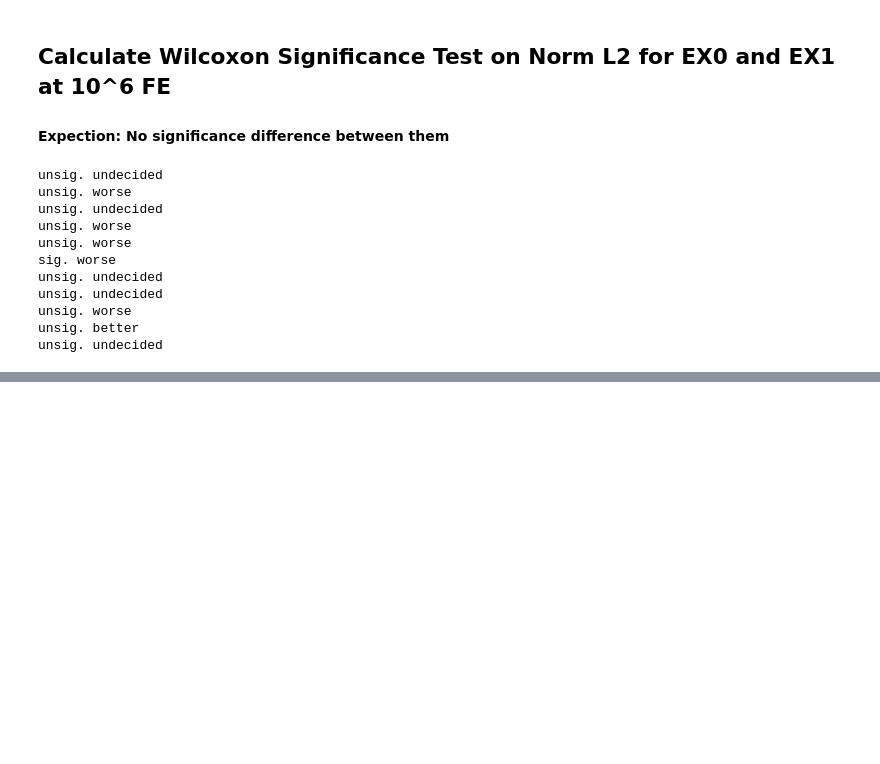
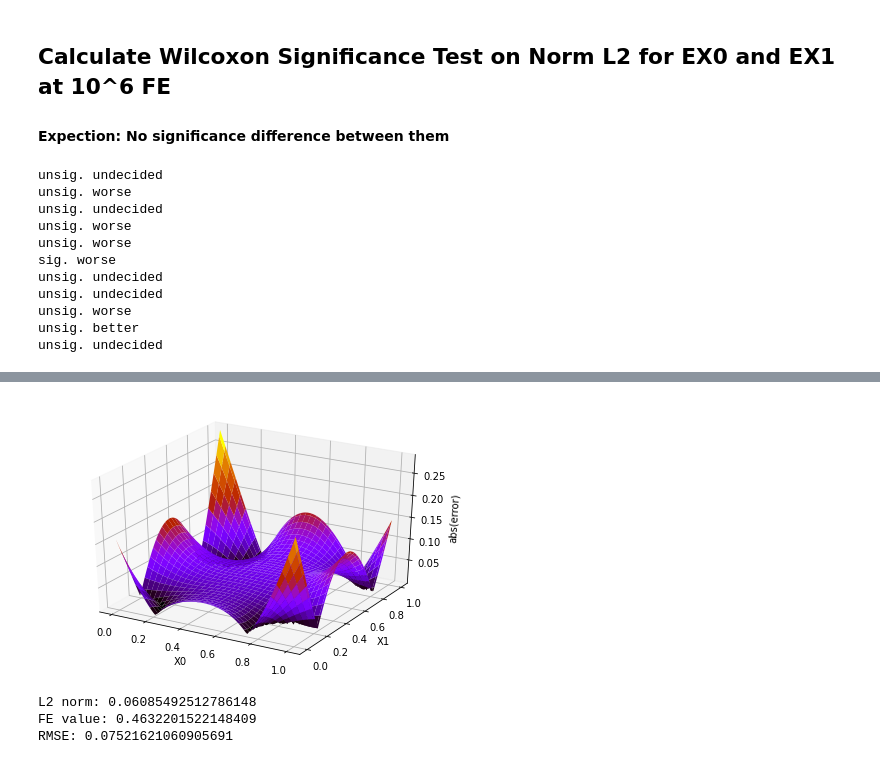
Before and after one commit to nicolai-schwartze/Masterthesis, a Jupyter notebook: code/experiments/experiment_1/ci_pde_1_evaluation.ipynb, the cells around one changed output, grey strips where cells are left out. Drawn from its saved outputs; the diff is of its cells as text; code cells hidden in the pictures; blank space fills up the shorter version.

```diff
--- a/code/experiments/experiment_1/ci_pde_1_evaluation.ipynb
+++ b/code/experiments/experiment_1/ci_pde_1_evaluation.ipynb
@@ -523,0 +620,17 @@ plt.show()
+# %%
+best_pde4_index_serial = np.argmax(pde_4_data_ex0_10_6)
+pde4_serial_example = pp.loadExpObject("D:/Nicolai/MA_Data/experiment_0/cipde4_mj_rep_" \
+                                       + str(best_pde4_index_serial) + ".json")
+
+pp.plotABSError3D(kernel, pde4_serial_example["sol_kernel"], \
+                  "<class 'CiPde4.CiPde4'>", 0, 1, name="abs_error_pde4_serial.pdf")
+
+print("L2 norm: " + str(pde4_serial_example["normL2"]))
+ind_id = np.argmin(pde4_serial_example["fit_history"][-1])
+print("FE value: " + str(pde4_serial_example["fit_history"][-1][ind_id]))
+print("RMSE: " + str(pp.calcRMSE(pde4_serial_example)))
+# %% [output]
+[figure, added]
+L2 norm: 0.06085492512786148
+FE value: 0.4632201522148409
+RMSE: 0.07521621060905691
```
Also changed, not shown: parts of 9 cells of this notebook, 53 other files.
